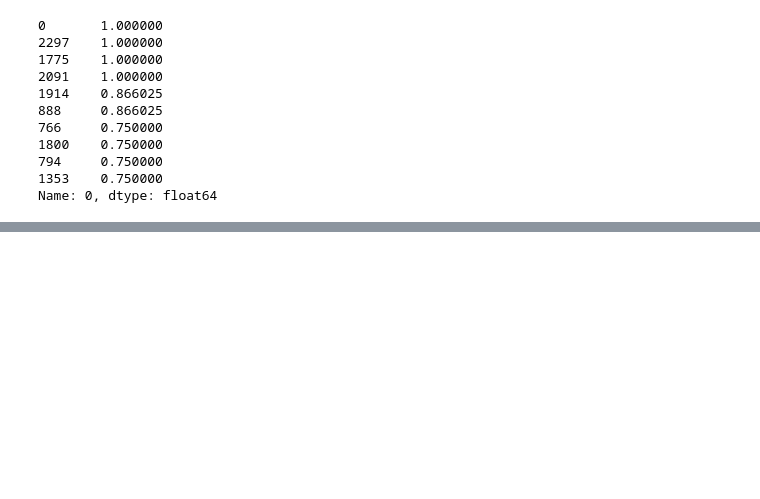
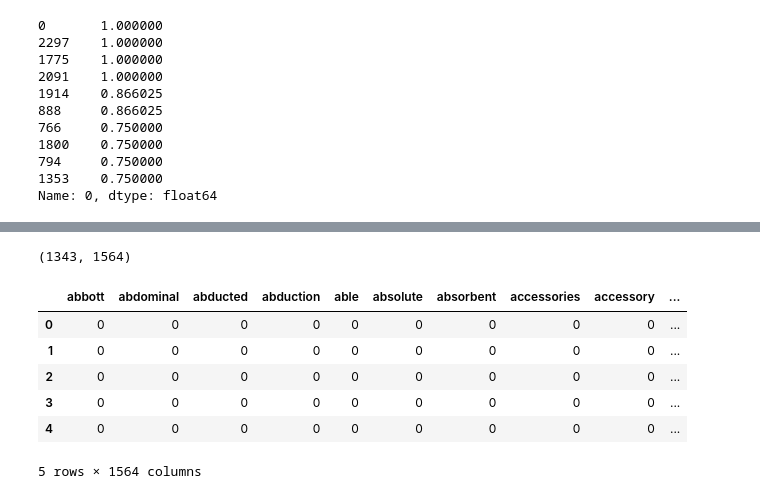
Before and after one commit to miamedra2/RecommenderforSalesData, a Jupyter notebook: Recommender_for_sales_data.ipynb, the cells around one changed output, grey strips where cells are left out. Saved outputs shown, nothing was run; the diff lists cells and outputs as text; code cells hidden in the pictures; blank space fills up the shorter version.

```diff
--- a/Recommender_for_sales_data.ipynb
+++ b/Recommender_for_sales_data.ipynb
@@ -1170,0 +1294,18 @@ KeyError: 'Products.name'
+# %%
+vect = CountVectorizer(stop_words='english')
+sparse_matrix = vect.fit_transform(df_group['Order_Items.product_name_mod'])
+sparse_matrix.shape
+# %% [output]
+(1343, 1564)
+# %%
+doc_term_matrix = sparse_matrix.todense()
+df_sparse = pd.DataFrame(doc_term_matrix, columns=vect.get_feature_names())
+df_sparse.head()
+# %% [output]
+|  | abbott | abdominal | abducted | abduction | able | absolute | absorbent | accessories | accessory | ... |
+| 0 | 0 | 0 | 0 | 0 | 0 | 0 | 0 | 0 | 0 | ... |
+| 1 | 0 | 0 | 0 | 0 | 0 | 0 | 0 | 0 | 0 | ... |
+| 2 | 0 | 0 | 0 | 0 | 0 | 0 | 0 | 0 | 0 | ... |
+| 3 | 0 | 0 | 0 | 0 | 0 | 0 | 0 | 0 | 0 | ... |
+| 4 | 0 | 0 | 0 | 0 | 0 | 0 | 0 | 0 | 0 | ... |
+5 rows × 1564 columns
```
Also changed, not shown: parts of 63 cells of this notebook.
